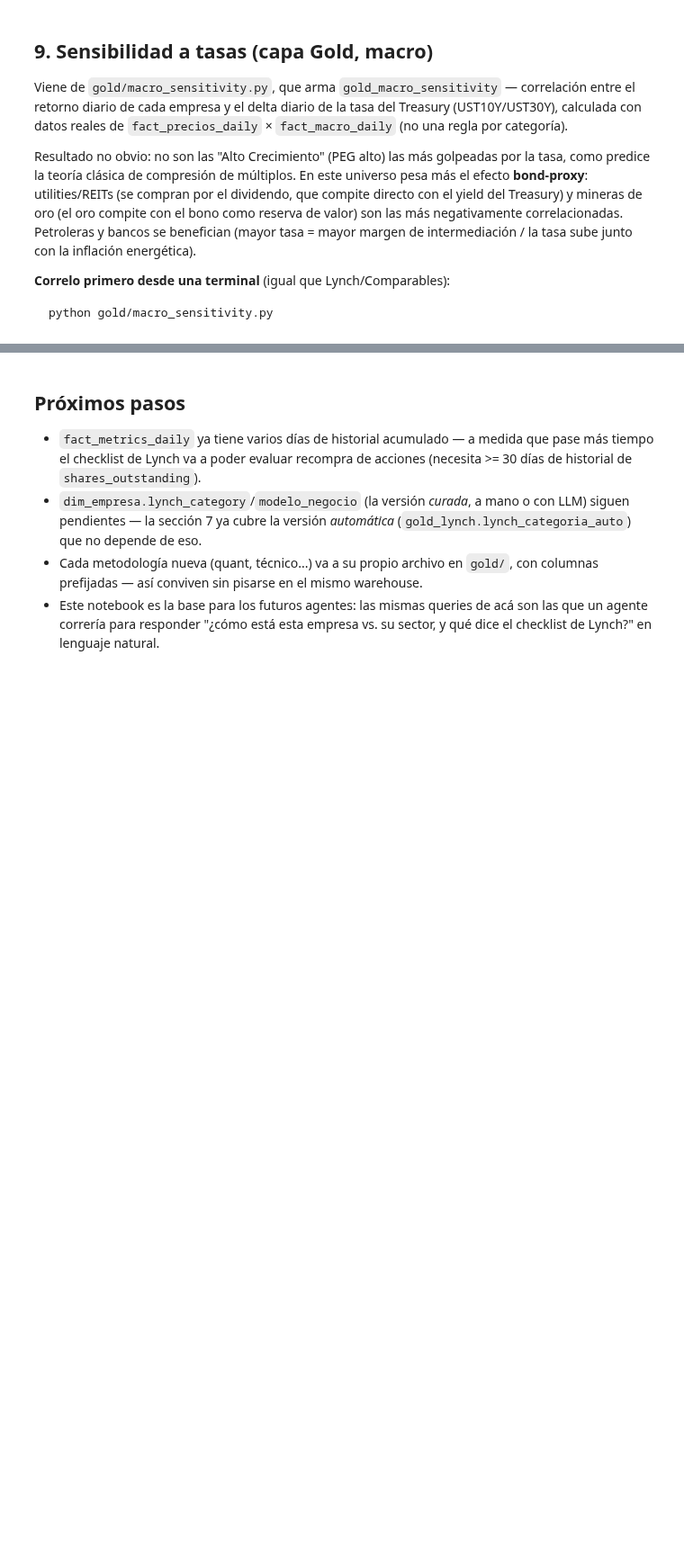
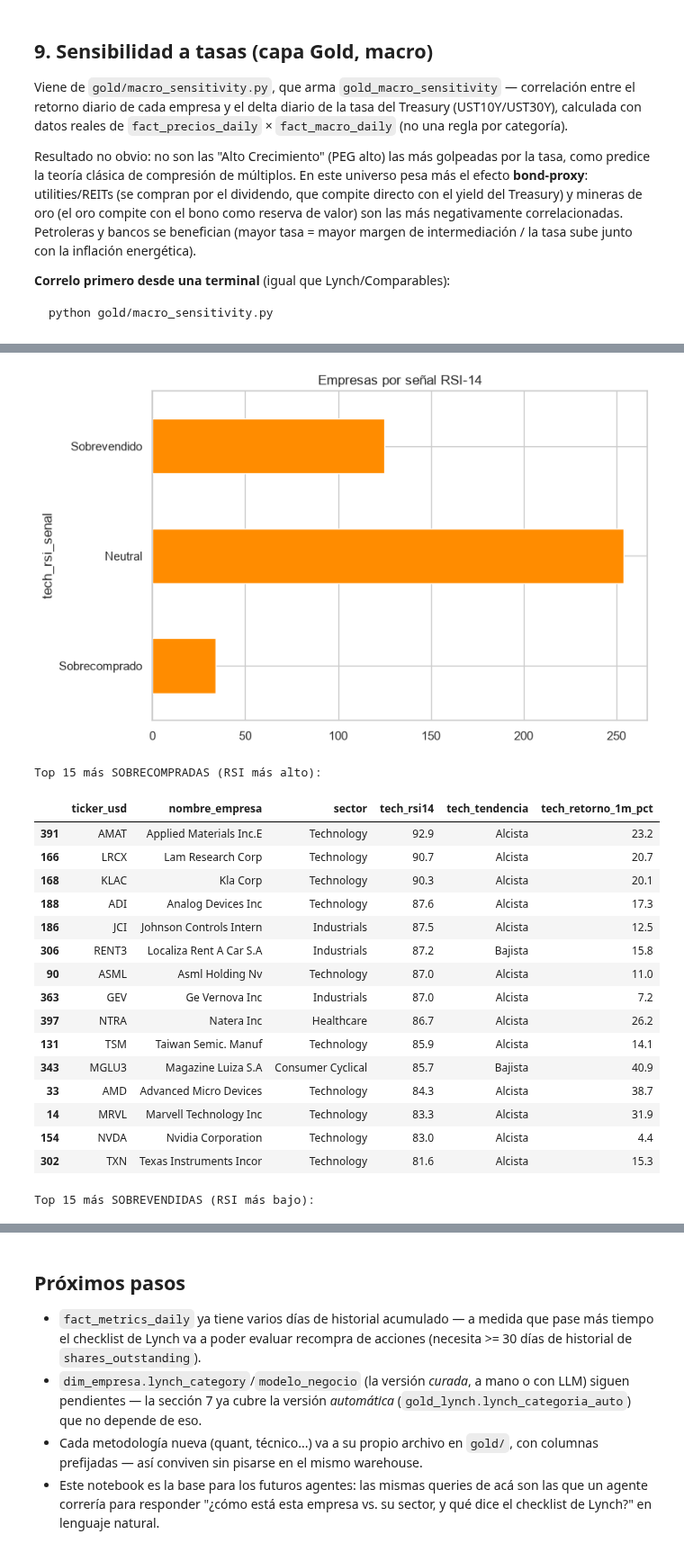
Before and after one commit to esfer98/cedears-data-pipeline, a Jupyter notebook: notebooks/eda_cedears.ipynb, the cells around one changed output, grey strips where cells are left out. Shown at 90% size. Drawn from its saved outputs; the diff is of its cells as text; code cells hidden in the pictures; blank space fills up the shorter version.

```diff
--- a/notebooks/eda_cedears.ipynb
+++ b/notebooks/eda_cedears.ipynb
@@ -645,0 +655,45 @@ Name: macro_corr_ret_vs_ust10y, dtype: float64
+# %%
+tech = con.execute("""
+    SELECT t.*, d.nombre_empresa, d.sector
+    FROM gold_technical t
+    JOIN dim_empresa d USING (ticker_usd)
+""").fetchdf()
+
+fig, ax = plt.subplots(figsize=(8, 5))
+tech["tech_rsi_senal"].value_counts().reindex(["Sobrevendido", "Neutral", "Sobrecomprado"]).plot(
+    kind="barh", ax=ax, color="darkorange"
+)
+ax.set_title("Empresas por señal RSI-14")
+ax.invert_yaxis()
+plt.tight_layout()
+plt.show()
+
+print("Top 15 más SOBRECOMPRADAS (RSI más alto):")
+display(tech.sort_values("tech_rsi14", ascending=False).head(15)[
+    ["ticker_usd", "nombre_empresa", "sector", "tech_rsi14", "tech_tendencia", "tech_retorno_1m_pct"]
+])
+
+print("\nTop 15 más SOBREVENDIDAS (RSI más bajo):")
+display(tech.sort_values("tech_rsi14").head(15)[
+    ["ticker_usd", "nombre_empresa", "sector", "tech_rsi14", "tech_tendencia", "tech_retorno_1m_pct"]
+])
+# %% [output]
+[figure, added]
+Top 15 más SOBRECOMPRADAS (RSI más alto):
+|  | ticker_usd | nombre_empresa | sector | tech_rsi14 | tech_tendencia | tech_retorno_1m_pct |
+| 391 | AMAT | Applied Materials Inc.E | Technology | 92.9 | Alcista | 23.2 |
+| 166 | LRCX | Lam Research Corp | Technology | 90.7 | Alcista | 20.7 |
+| 168 | KLAC | Kla Corp | Technology | 90.3 | Alcista | 20.1 |
+| 188 | ADI | Analog Devices Inc | Technology | 87.6 | Alcista | 17.3 |
+| 186 | JCI | Johnson Controls Intern | Industrials | 87.5 | Alcista | 12.5 |
+| 306 | RENT3 | Localiza Rent A Car S.A | Industrials | 87.2 | Bajista | 15.8 |
+| 90 | ASML | Asml Holding Nv | Technology | 87.0 | Alcista | 11.0 |
+| 363 | GEV | Ge Vernova Inc | Industrials | 87.0 | Alcista | 7.2 |
+| 397 | NTRA | Natera Inc | Healthcare | 86.7 | Alcista | 26.2 |
+| 131 | TSM | Taiwan Semic. Manuf | Technology | 85.9 | Alcista | 14.1 |
+| 343 | MGLU3 | Magazine Luiza S.A | Consumer Cyclical | 85.7 | Bajista | 40.9 |
+| 33 | AMD | Advanced Micro Devices | Technology | 84.3 | Alcista | 38.7 |
+| 14 | MRVL | Marvell Technology Inc | Technology | 83.3 | Alcista | 31.9 |
+| 154 | NVDA | Nvidia Corporation | Technology | 83.0 | Alcista | 4.4 |
+| 302 | TXN | Texas Instruments Incor | Technology | 81.6 | Alcista | 15.3 |
+Top 15 más SOBREVENDIDAS (RSI más bajo):
```
Also changed, not shown: parts of 15 cells of this notebook, 4 other files.
